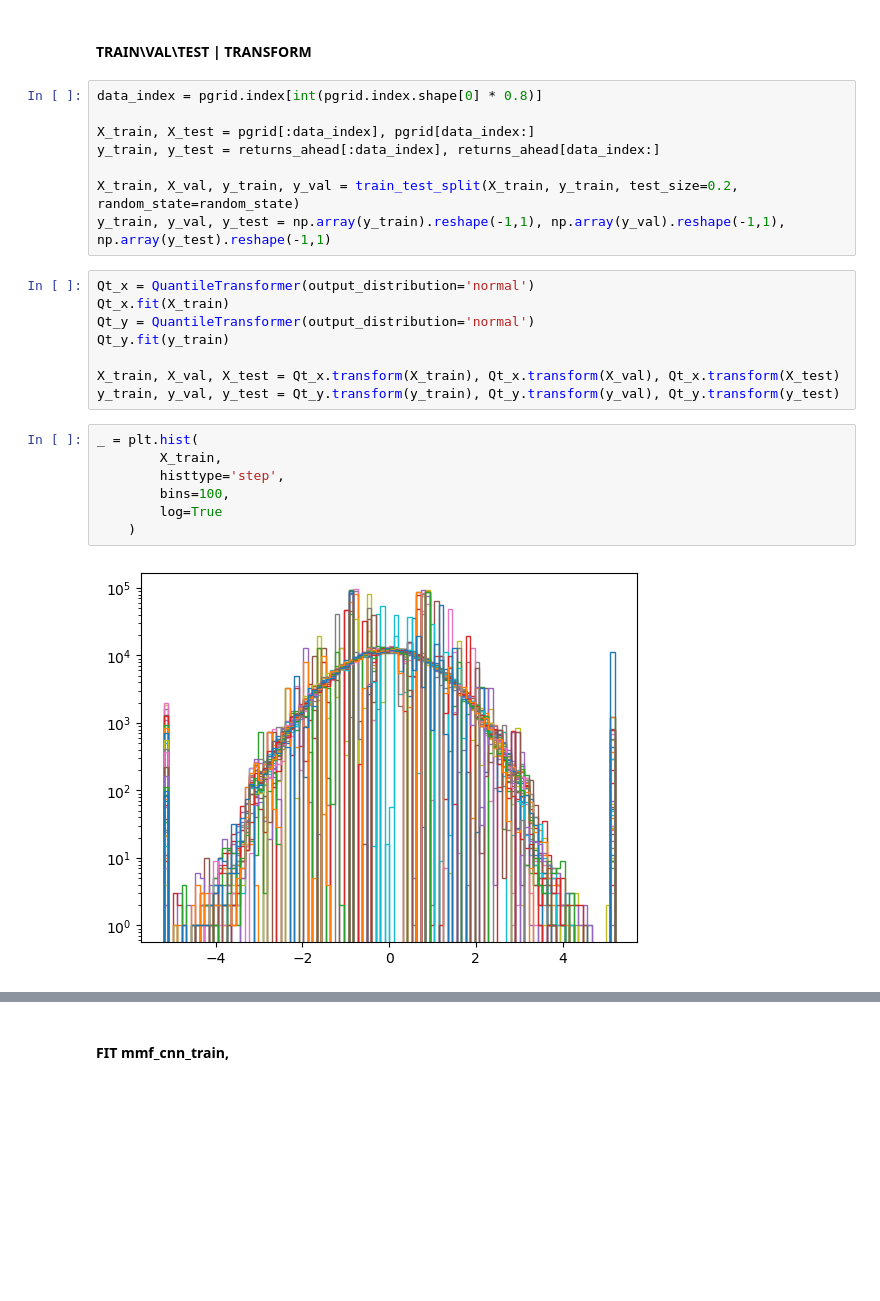
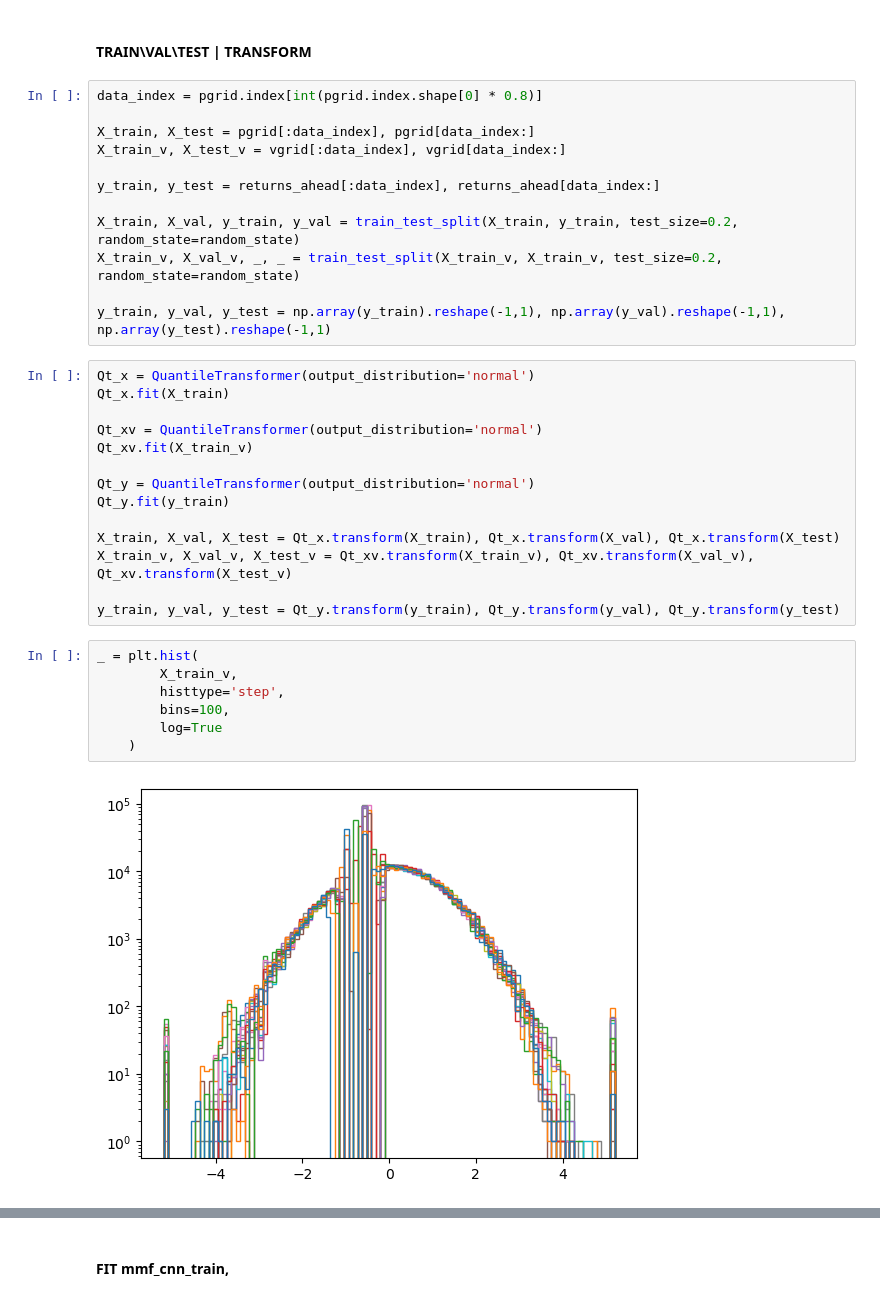
Before and after one commit to dmtrpolovnikov/ML_course, a Jupyter notebook: task_09_polovnikov.ipynb, the cells around one changed output, grey strips where cells are left out. Drawn from its saved outputs; the diff is of its cells as text; blank space fills up the shorter version.

```diff
--- a/task_09_polovnikov.ipynb
+++ b/task_09_polovnikov.ipynb
@@ -169,27 +187,37 @@ torch.Size([458332, 1])
 data_index = pgrid.index[int(pgrid.index.shape[0] * 0.8)]
 
 X_train, X_test = pgrid[:data_index], pgrid[data_index:]
+X_train_v, X_test_v = vgrid[:data_index], vgrid[data_index:]
+
 y_train, y_test = returns_ahead[:data_index], returns_ahead[data_index:]
 
 X_train, X_val, y_train, y_val = train_test_split(X_train, y_train, test_size=0.2, random_state=random_state)
+X_train_v, X_val_v, _, _ = train_test_split(X_train_v, X_train_v, test_size=0.2, random_state=random_state)
+
 y_train, y_val, y_test = np.array(y_train).reshape(-1,1), np.array(y_val).reshape(-1,1), np.array(y_test).reshape(-1,1)
 # %%
 Qt_x = QuantileTransformer(output_distribution='normal')
 Qt_x.fit(X_train)
+
+Qt_xv = QuantileTransformer(output_distribution='normal')
+Qt_xv.fit(X_train_v)
+
 Qt_y = QuantileTransformer(output_distribution='normal')
 Qt_y.fit(y_train)
 
 X_train, X_val, X_test = Qt_x.transform(X_train), Qt_x.transform(X_val), Qt_x.transform(X_test)
+X_train_v, X_val_v, X_test_v = Qt_xv.transform(X_train_v), Qt_xv.transform(X_val_v), Qt_xv.transform(X_test_v)
+
 y_train, y_val, y_test = Qt_y.transform(y_train), Qt_y.transform(y_val), Qt_y.transform(y_test)
 # %%
 _ = plt.hist(
-        X_train,
+        X_train_v,
         histtype='step',
         bins=100,
         log=True
     )
 # %% [output]
-[figure, old version]
+[figure, new version]
 # %%
 X_train_t = torch.tensor(X_train, dtype=torch.float32, device=DEVICE)
 X_val_t = torch.tensor(X_val, dtype=torch.float32, device=DEVICE)
```
Also changed, not shown: parts of 14 cells of this notebook.
